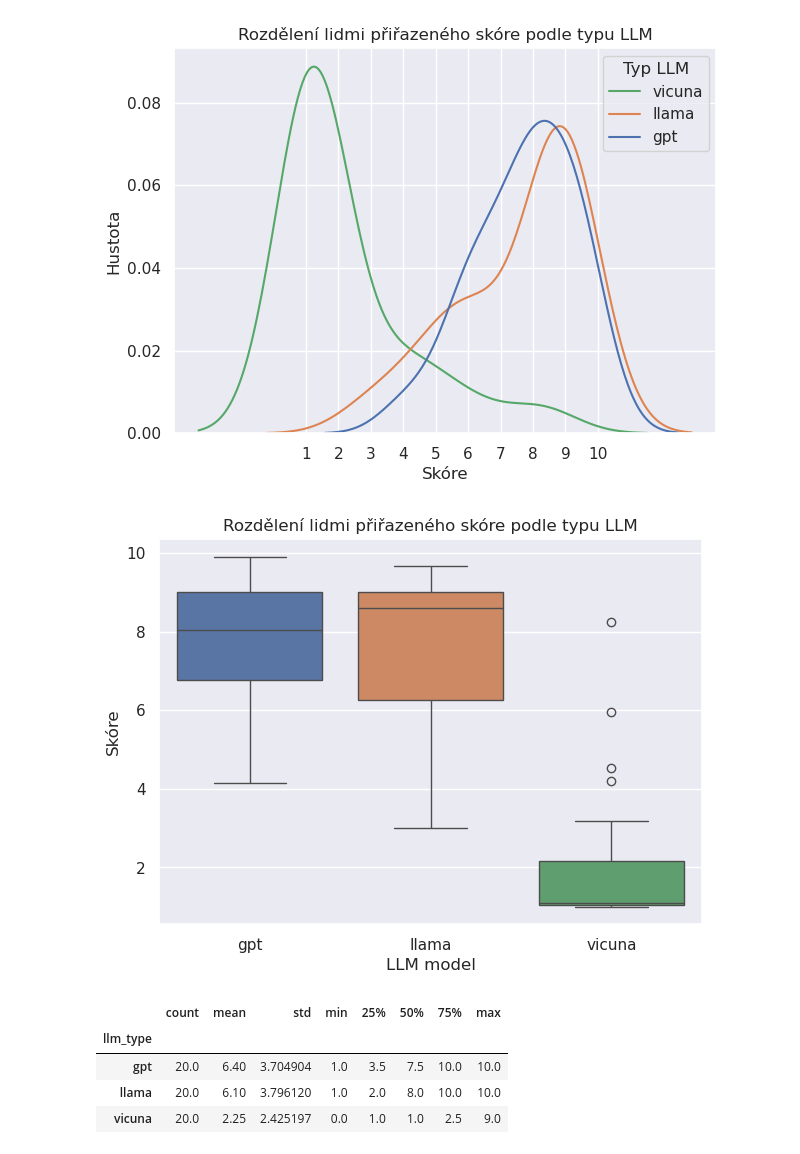
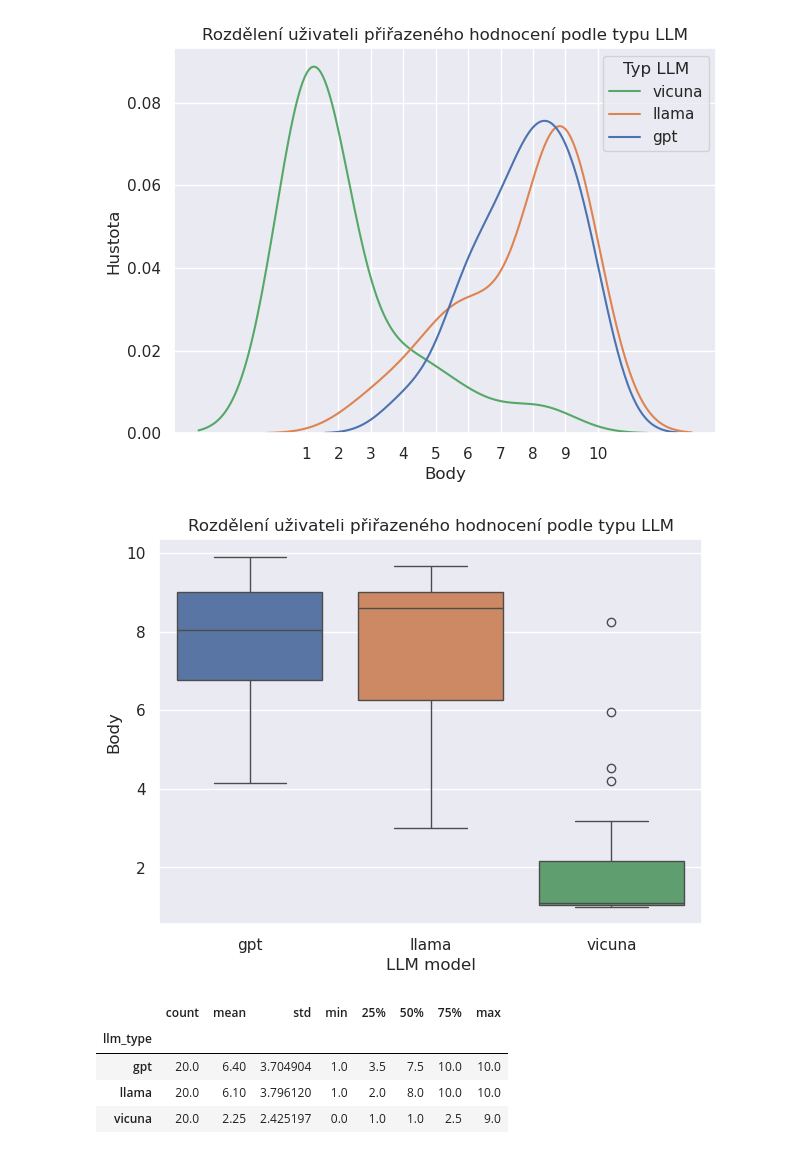
Before and after one commit to opendatalabcz/Robojudge, a Jupyter notebook: research/answer-evaluator/human_result_analysis.ipynb, the cells around one changed output. Drawn from its saved outputs; the diff is of its cells as text; code cells hidden in the pictures.

```diff
--- a/research/answer-evaluator/human_result_analysis.ipynb
+++ b/research/answer-evaluator/human_result_analysis.ipynb
@@ -34,16 +34,16 @@ for ind, col in enumerate(df.columns):
 # %%
 f, ax = plt.subplots(figsize=(7, 5))
 # sns.despine(f)
 
 ax.set_xticks(range(1,11))
-ax.set_xlabel('Skóre')
+ax.set_xlabel('Body')
 ax.set_ylabel('Hustota')
-g =sns.kdeplot(average_df, x='average_score', hue='llm_type').set_title('Rozdělení lidmi přiřazeného skóre podle typu LLM').set
+g =sns.kdeplot(average_df, x='average_score', hue='llm_type').set_title('Rozdělení uživateli přiřazeného hodnocení podle typu LLM').set
 plt.legend(title='Typ LLM', labels=['vicuna', 'llama', 'gpt'])
 
 plt.savefig(FIGURE_FILE_PATH / 'human_kde.png')
 # %% [output]
-[figure, old version]
+[figure, new version]
 # %%
 result_table = average_df.groupby('llm_type')['average_score'].describe()
 result_table['std'] = result_table['std'].round(2)
@@ -55,15 +55,15 @@ result_table[['počet', 'průměr', 'směrodatná odchylka', 'medián']].to_csv(
 # %%
 f, ax = plt.subplots(figsize=(7, 5))
 
-sns.boxplot(data=average_df, y='average_score', x='llm_type', hue='llm_type', width=0.8).set_title('Rozdělení lidmi přiřazeného skóre podle typu LLM')
+sns.boxplot(data=average_df, y='average_score', x='llm_type', hue='llm_type', width=0.8).set_title('Rozdělení uživateli přiřazeného hodnocení podle typu LLM')
 
-ax.set_ylabel('Skóre')
+ax.set_ylabel('Body')
 ax.set_xlabel('LLM model')
 # plt.legend(title='Typ LLM')
 
 plt.savefig(FIGURE_FILE_PATH / 'human_boxplot.png')
 # %% [output]
-[figure, old version]
+[figure, new version]
 # %%
 auto_df = pd.read_csv('../llm-answer-results/robojudge_auto_results.csv')
 auto_df['question_id'] = auto_df.apply(lambda x: x['file_name'].split('.')[0], axis=1)
```
Also changed, not shown: parts of 2 cells of this notebook, 12 other files.
